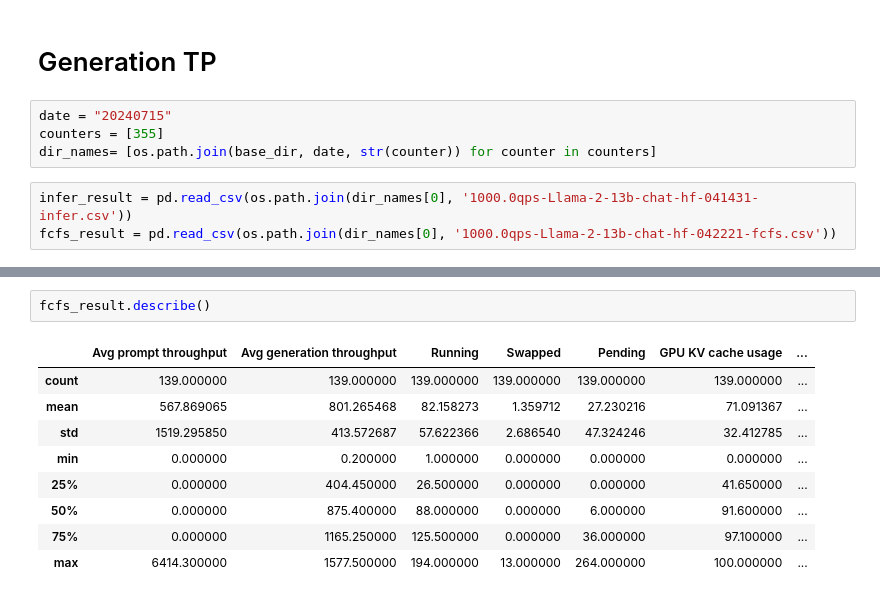
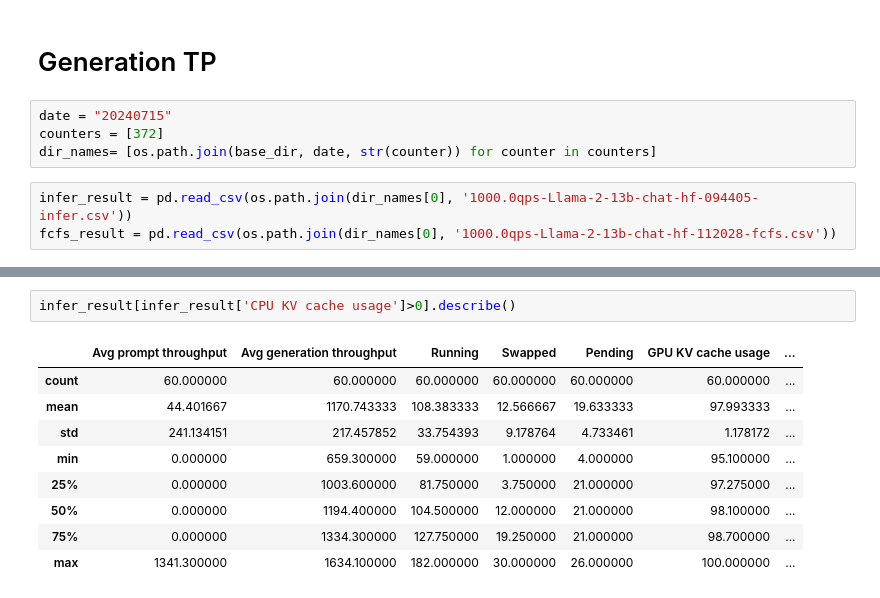
Before and after one commit to chengzhi-lu/vllm, a Jupyter notebook: benchmarks/result/analysis/result_analysis.ipynb, the cells around one changed output, grey strips where cells are left out. Drawn from its saved outputs; the diff is of its cells as text.

```diff
--- a/benchmarks/result/analysis/result_analysis.ipynb
+++ b/benchmarks/result/analysis/result_analysis.ipynb
@@ -494,8 +494,8 @@ ax[1].set_ylim(0.99, 1)
 # Generation TP
 # %%
 date = "20240715"
-counters = [355]
+counters = [372]
 dir_names= [os.path.join(base_dir, date, str(counter)) for counter in counters]
 # %%
-infer_result = pd.read_csv(os.path.join(dir_names[0], '1000.0qps-Llama-2-13b-chat-hf-041431-infer.csv'))
-fcfs_result = pd.read_csv(os.path.join(dir_names[0], '1000.0qps-Llama-2-13b-chat-hf-042221-fcfs.csv'))
+infer_result = pd.read_csv(os.path.join(dir_names[0], '1000.0qps-Llama-2-13b-chat-hf-094405-infer.csv'))
+fcfs_result = pd.read_csv(os.path.join(dir_names[0], '1000.0qps-Llama-2-13b-chat-hf-112028-fcfs.csv'))
@@ -514,12 +502,12 @@ infer_result.describe()
-# %%
-fcfs_result.describe()
-# %% [output]
-|  | Avg prompt throughput | Avg generation throughput | Running | Swapped | Pending | GPU KV cache usage | ... |
-| count | 139.000000 | 139.000000 | 139.000000 | 139.000000 | 139.000000 | 139.000000 | ... |
-| mean | 567.869065 | 801.265468 | 82.158273 | 1.359712 | 27.230216 | 71.091367 | ... |
-| std | 1519.295850 | 413.572687 | 57.622366 | 2.686540 | 47.324246 | 32.412785 | ... |
-| min | 0.000000 | 0.200000 | 1.000000 | 0.000000 | 0.000000 | 0.000000 | ... |
-| 25% | 0.000000 | 404.450000 | 26.500000 | 0.000000 | 0.000000 | 41.650000 | ... |
-| 50% | 0.000000 | 875.400000 | 88.000000 | 0.000000 | 6.000000 | 91.600000 | ... |
-| 75% | 0.000000 | 1165.250000 | 125.500000 | 0.000000 | 36.000000 | 97.100000 | ... |
-| max | 6414.300000 | 1577.500000 | 194.000000 | 13.000000 | 264.000000 | 100.000000 | ... |
+# %%
+infer_result[infer_result['CPU KV cache usage']>0].describe()
+# %% [output]
+|  | Avg prompt throughput | Avg generation throughput | Running | Swapped | Pending | GPU KV cache usage | ... |
+| count | 60.000000 | 60.000000 | 60.000000 | 60.000000 | 60.000000 | 60.000000 | ... |
+| mean | 44.401667 | 1170.743333 | 108.383333 | 12.566667 | 19.633333 | 97.993333 | ... |
+| std | 241.134151 | 217.457852 | 33.754393 | 9.178764 | 4.733461 | 1.178172 | ... |
+| min | 0.000000 | 659.300000 | 59.000000 | 1.000000 | 4.000000 | 95.100000 | ... |
+| 25% | 0.000000 | 1003.600000 | 81.750000 | 3.750000 | 21.000000 | 97.275000 | ... |
+| 50% | 0.000000 | 1194.400000 | 104.500000 | 12.000000 | 21.000000 | 98.100000 | ... |
+| 75% | 0.000000 | 1334.300000 | 127.750000 | 19.250000 | 21.000000 | 98.700000 | ... |
+| max | 1341.300000 | 1634.100000 | 182.000000 | 30.000000 | 26.000000 | 100.000000 | ... |
```
Also changed, not shown: parts of 2 cells of this notebook, 10 other files.
